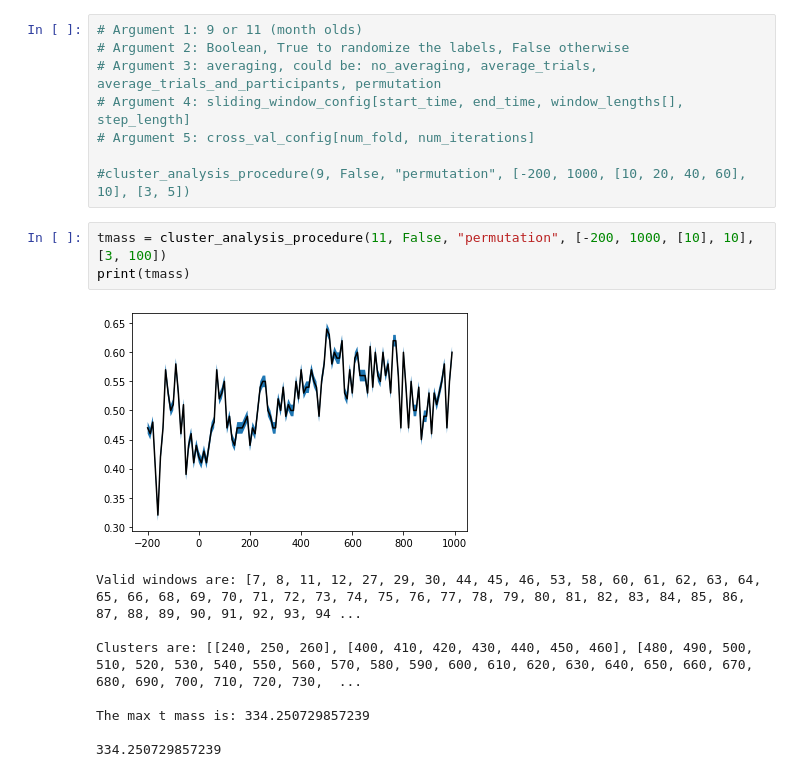
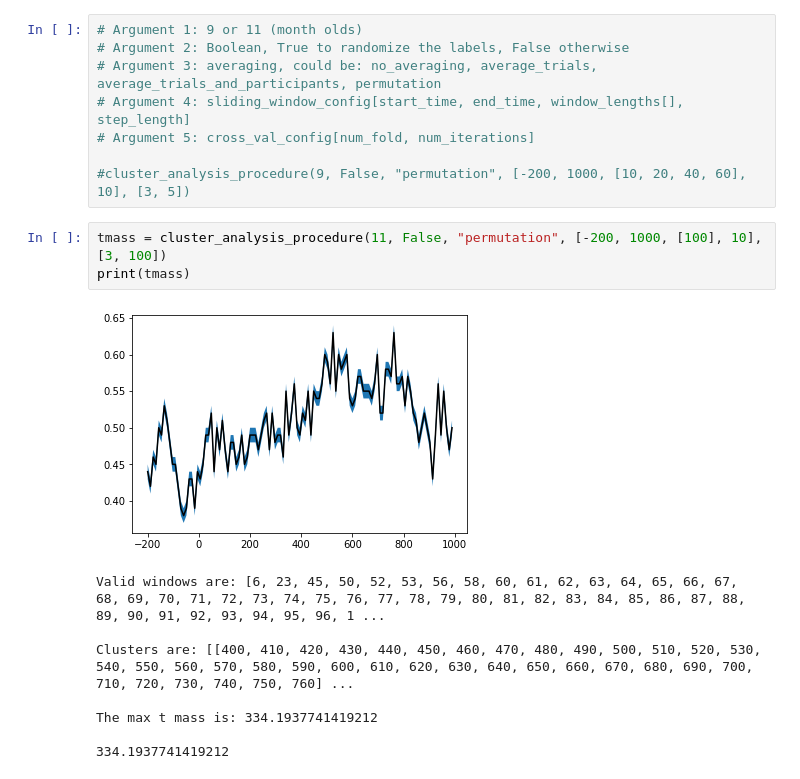
Before and after one commit to simpleParadox/jwlab_eeg, a Jupyter notebook: classification/notebooks/cluster_analysis_perm.ipynb, the cells around one changed output. Saved outputs shown, nothing was run; the diff lists cells and outputs as text.

```diff
--- a/classification/notebooks/cluster_analysis_perm.ipynb
+++ b/classification/notebooks/cluster_analysis_perm.ipynb
@@ -18,17 +18,17 @@ from sklearn.metrics import accuracy_score
 
 #cluster_analysis_procedure(9, False, "permutation", [-200, 1000, [10, 20, 40, 60], 10], [3, 5])
 # %%
-tmass = cluster_analysis_procedure(11, False, "permutation", [-200, 1000, [10], 10], [3, 100])
+tmass = cluster_analysis_procedure(11, False, "permutation", [-200, 1000, [100], 10], [3, 100])
 print(tmass)
 # %% [output]
-[figure, old version]
+[figure, new version]
-Valid windows are: [7, 8, 11, 12, 27, 29, 30, 44, 45, 46, 53, 58, 60, 61, 62, 63, 64, 65, 66, 68, 69, 70, 71, 72, 73, 74, 75, 76, 77, 78, 79, 80, 81, 82, 83, 84, 85, 86, 87, 88, 89, 90, 91, 92, 93, 94 ...
+Valid windows are: [6, 23, 45, 50, 52, 53, 56, 58, 60, 61, 62, 63, 64, 65, 66, 67, 68, 69, 70, 71, 72, 73, 74, 75, 76, 77, 78, 79, 80, 81, 82, 83, 84, 85, 86, 87, 88, 89, 90, 91, 92, 93, 94, 95, 96, 1 ...
 
-Clusters are: [[240, 250, 260], [400, 410, 420, 430, 440, 450, 460], [480, 490, 500, 510, 520, 530, 540, 550, 560, 570, 580, 590, 600, 610, 620, 630, 640, 650, 660, 670, 680, 690, 700, 710, 720, 730,  ...
+Clusters are: [[400, 410, 420, 430, 440, 450, 460, 470, 480, 490, 500, 510, 520, 530, 540, 550, 560, 570, 580, 590, 600, 610, 620, 630, 640, 650, 660, 670, 680, 690, 700, 710, 720, 730, 740, 750, 760] ...
 
-The max t mass is: 334.250729857239
+The max t mass is: 334.1937741419212
 
-334.250729857239
+334.1937741419212
 # %%
 itr = 50
 arrTmass = []
```
Also changed, not shown: parts of 2 cells of this notebook, 2 other files.
